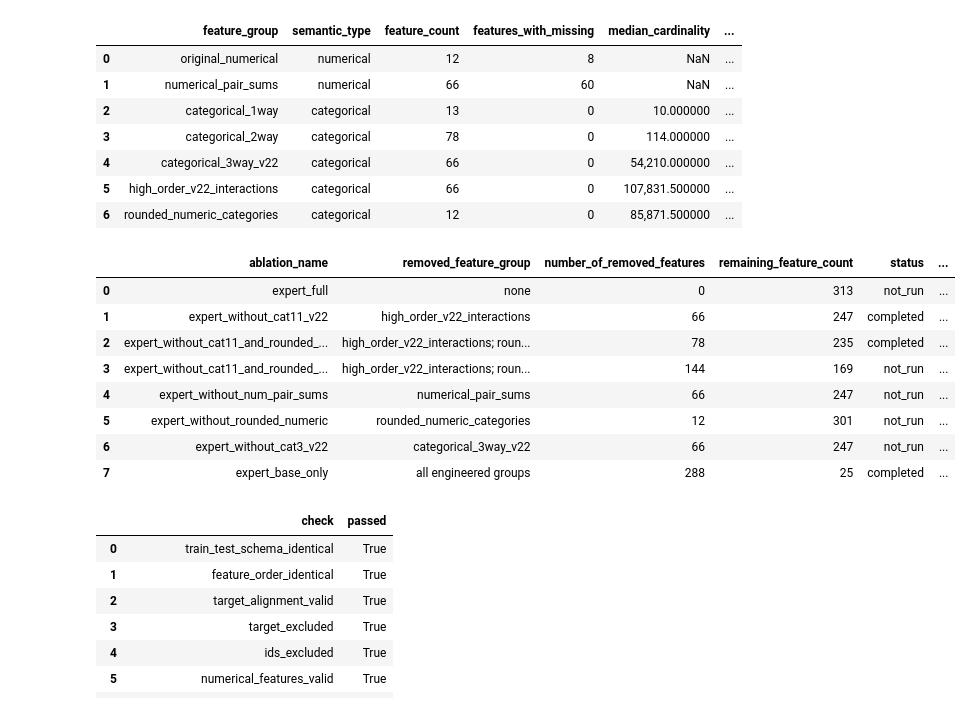
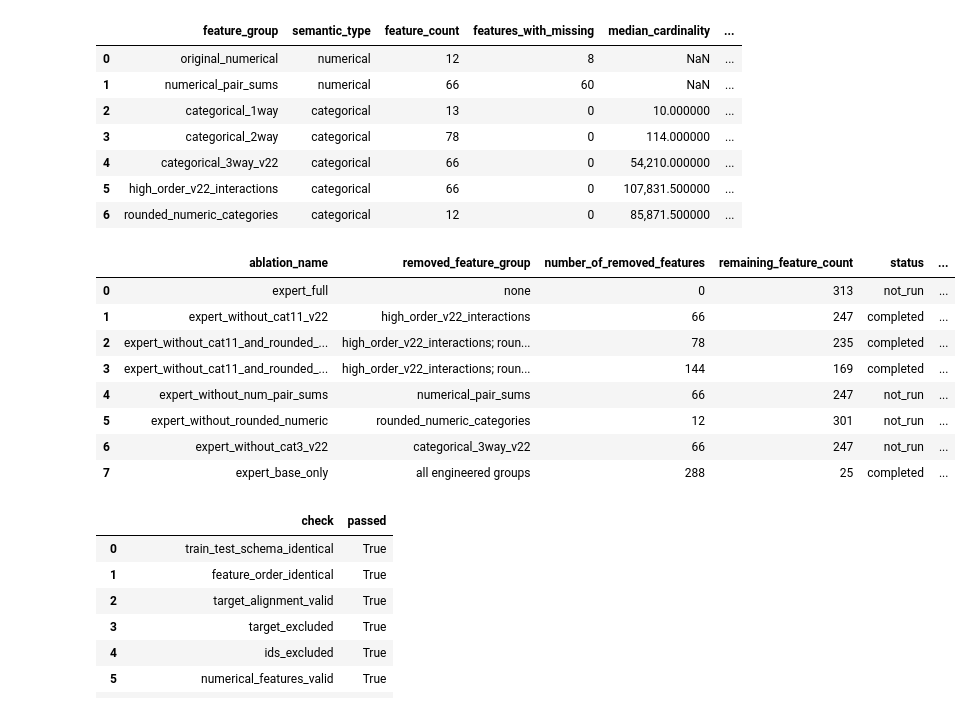
Before and after one commit to PNT131ITMO/Intelligent-Insurance-Claims-Triage-System, a Jupyter notebook: notebooks/feature_analysis.ipynb, the cells around one changed output. Saved outputs shown, nothing was run; the diff lists cells and outputs as text; code cells hidden in the pictures.

```diff
--- a/notebooks/feature_analysis.ipynb
+++ b/notebooks/feature_analysis.ipynb
@@ -601,7 +601,7 @@ ablation_candidates = pd.DataFrame([
     {"ablation_name": "expert_full", "removed_feature_group": "none", "number_of_removed_features": 0, "remaining_feature_count": total_feature_count, "reason_to_test": "Reference feature set for all later comparisons.", "notes": ""},
     {"ablation_name": "expert_without_cat11_v22", "removed_feature_group": "high_order_v22_interactions", "number_of_removed_features": feature_counts["high_order_v22_interactions"], "remaining_feature_count": total_feature_count - feature_counts["high_order_v22_interactions"], "reason_to_test": f"Median train cardinality is {cat11_cardinality:,.0f}; median JS distance is {cat11_shift:.4f}.", "notes": "Best completed OOF Log Loss so far."},
     {"ablation_name": "expert_without_cat11_and_rounded_numeric", "removed_feature_group": "high_order_v22_interactions; rounded_numeric_categories", "number_of_removed_features": feature_counts["high_order_v22_interactions"] + feature_counts["rounded_numeric_categories"], "remaining_feature_count": total_feature_count - feature_counts["high_order_v22_interactions"] - feature_counts["rounded_numeric_categories"], "reason_to_test": "Backward ablation testing whether rounded numerical categories add value after removing cat11 interactions.", "notes": "Practically tied with expert_without_cat11_v22."},
-    {"ablation_name": "expert_without_cat11_and_rounded_numeric_and_num_pair_sums", "removed_feature_group": "high_order_v22_interactions; rounded_numeric_categories; numerical_pair_sums", "number_of_removed_features": feature_counts["high_order_v22_interactions"] + feature_counts["rounded_numeric_categories"] + feature_counts["numerical_pair_sums"], "remaining_feature_count": total_feature_count - feature_counts["high_order_v22_interactions"] - feature_counts["rounded_numeric_categories"] - feature_counts["numerical_pair_sums"], "reason_to_test": f"Sequential backward ablation; numerical pair sums participate in {pair_sum_correlations} pairs with absolute correlation at least 0.98.", "notes": "Next experiment to run."},
+    {"ablation_name": "expert_without_cat11_and_rounded_numeric_and_num_pair_sums", "removed_feature_group": "high_order_v22_interactions; rounded_numeric_categories; numerical_pair_sums", "number_of_removed_features": feature_counts["high_order_v22_interactions"] + feature_counts["rounded_numeric_categories"] + feature_counts["numerical_pair_sums"], "remaining_feature_count": total_feature_count - feature_counts["high_order_v22_interactions"] - feature_counts["rounded_numeric_categories"] - feature_counts["numerical_pair_sums"], "reason_to_test": f"Sequential backward ablation; numerical pair sums participate in {pair_sum_correlations} pairs with absolute correlation at least 0.98.", "notes": ""},
     {"ablation_name": "expert_without_num_pair_sums", "removed_feature_group": "numerical_pair_sums", "number_of_removed_features": feature_counts["numerical_pair_sums"], "remaining_feature_count": total_feature_count - feature_counts["numerical_pair_sums"], "reason_to_test": f"Numerical pair sums participate in {pair_sum_correlations} pairs with absolute correlation at least 0.98.", "notes": "Standalone variant retained for one-group-at-a-time comparison."},
     {"ablation_name": "expert_without_rounded_numeric", "removed_feature_group": "rounded_numeric_categories", "number_of_removed_features": feature_counts["rounded_numeric_categories"], "remaining_feature_count": total_feature_count - feature_counts["rounded_numeric_categories"], "reason_to_test": f"Median train cardinality is {rounded_cardinality:,.0f}; median JS distance is {rounded_shift:.4f}.", "notes": "Standalone variant has not been run; only the combined backward ablation is complete."},
     {"ablation_name": "expert_without_cat3_v22", "removed_feature_group": "categorical_3way_v22", "number_of_removed_features": feature_counts["categorical_3way_v22"], "remaining_feature_count": total_feature_count - feature_counts["categorical_3way_v22"], "reason_to_test": f"Three-way interactions have median JS distance {cat3_shift:.4f} and high cardinality.", "notes": ""},
@@ -617,40 +617,41 @@ completed_experiments = {
     "expert_base_only": "expert_base_only_v2",
     "expert_without_cat11_v22": "expert_without_cat11_v22",
     "expert_without_cat11_and_rounded_numeric": "expert_without_cat11_and_rounded_numeric",
+    "expert_without_cat11_and_rounded_numeric_and_num_pair_sums": "expert_without_cat11_and_rounded_numeric_and_num_pair_sums",
 }
 for ablation_name, directory_name in completed_experiments.items():
     relative_directory = Path("reports") / "experiments" / directory_name
     metrics_path = PROJECT_ROOT / relative_directory / "overall_metrics.csv"
     if not metrics_path.exists():
         continue
     metrics_table = pd.read_csv(metrics_path)
     catboost_rows = metrics_table.loc[metrics_table["model"].eq("catboost")]
     if len(catboost_rows) != 1:
         raise ValueError(f"Expected one CatBoost row in {metrics_path}, found {len(catboost_rows)}")
     result = catboost_rows.iloc[0]
     row_mask = ablation_candidates["ablation_name"].eq(ablation_name)
     ablation_candidates.loc[row_mask, "status"] = "completed"
     ablation_candidates.loc[row_mask, "experiment_directory"] = relative_directory.as_posix()
     ablation_candidates.loc[row_mask, "oof_log_loss"] = result["log_loss"]
     ablation_candidates.loc[row_mask, "roc_auc"] = result["roc_auc"]
     ablation_candidates.loc[row_mask, "average_precision"] = result["average_precision"]
     ablation_candidates.loc[row_mask, "brier_score"] = result["brier_score"]
 
 column_order = [
     "ablation_name", "removed_feature_group", "number_of_removed_features",
     "remaining_feature_count", "status", "experiment_directory",
     "oof_log_loss", "roc_auc", "average_precision", "brier_score",
     "reason_to_test", "notes",
 ]
 ablation_candidates = ablation_candidates[column_order]
 ablation_candidates.to_csv(METRICS_DIR / "ablation_candidates.csv", index=False)
 display(ablation_candidates)
 # %% [output]
 |  | ablation_name | removed_feature_group | number_of_removed_features | remaining_feature_count | status | ... |
 | 0 | expert_full | none | 0 | 313 | not_run | ... |
 | 1 | expert_without_cat11_v22 | high_order_v22_interactions | 66 | 247 | completed | ... |
 | 2 | expert_without_cat11_and_rounded_... | high_order_v22_interactions; roun... | 78 | 235 | completed | ... |
-| 3 | expert_without_cat11_and_rounded_... | high_order_v22_interactions; roun... | 144 | 169 | not_run | ... |
+| 3 | expert_without_cat11_and_rounded_... | high_order_v22_interactions; roun... | 144 | 169 | completed | ... |
 | 4 | expert_without_num_pair_sums | numerical_pair_sums | 66 | 247 | not_run | ... |
 | 5 | expert_without_rounded_numeric | rounded_numeric_categories | 12 | 301 | not_run | ... |
 | 6 | expert_without_cat3_v22 | categorical_3way_v22 | 66 | 247 | not_run | ... |
```
Also changed, not shown: 26 other files.
